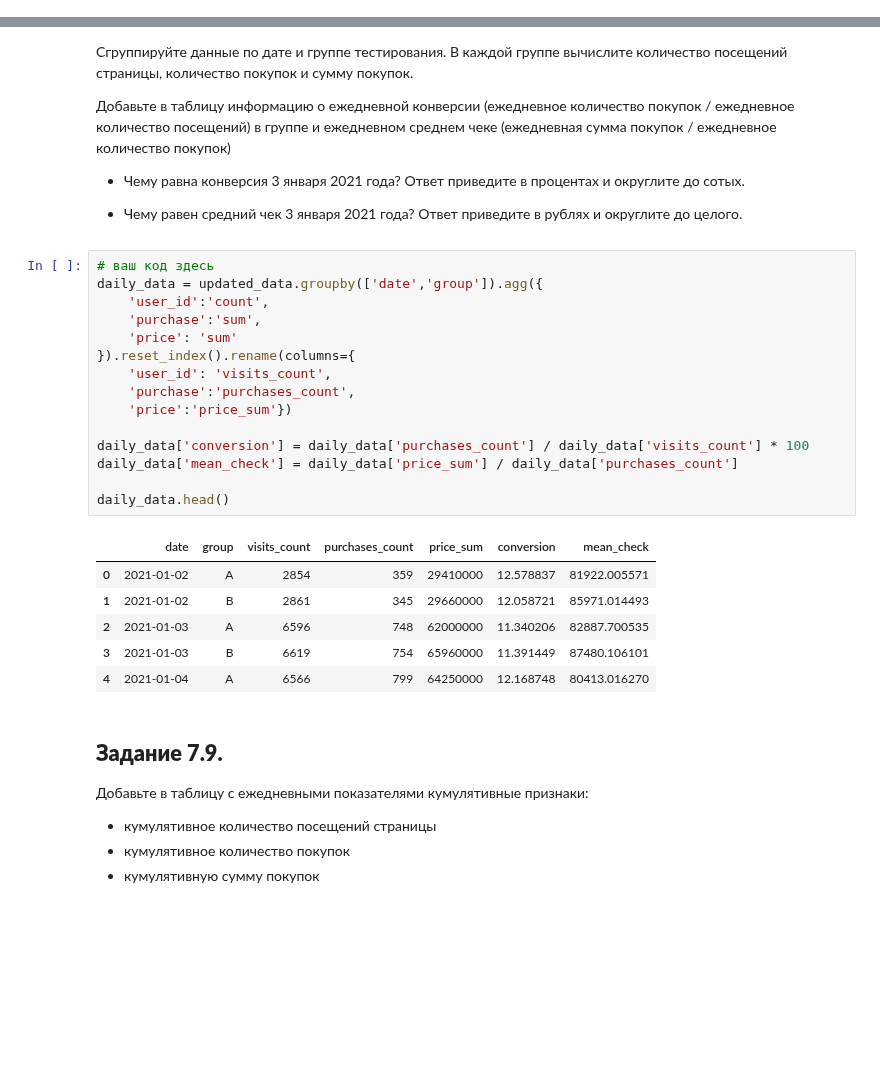
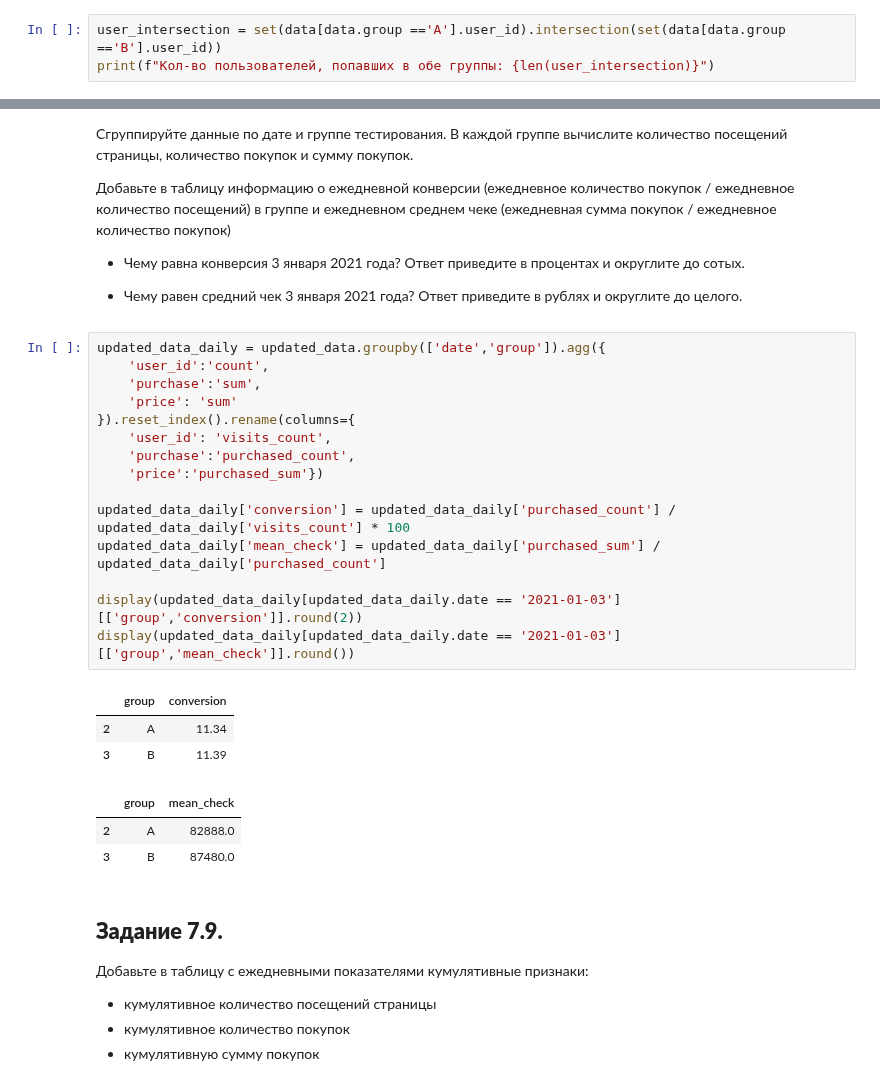
Before and after one commit to Novkozinin/SF_projects, a Jupyter notebook: HW-03_EDA_5_АВ_Тестирование/HW_EDA_5.ipynb, the cells around one changed output, grey strips where cells are left out. Drawn from its saved outputs; the diff is of its cells as text; blank space fills up the shorter version.

```diff
--- a/HW-03_EDA_5_АВ_Тестирование/HW_EDA_5.ipynb
+++ b/HW-03_EDA_5_АВ_Тестирование/HW_EDA_5.ipynb
@@ -135,0 +98,3 @@ print(f"Кол-во пользователей, которые попали в
+# %%
+user_intersection = set(data[data.group =='A'].user_id).intersection(set(data[data.group =='B'].user_id))
+print(f"Кол-во пользователей, попавших в обе группы: {len(user_intersection)}")
@@ -268,27 +254,27 @@ display(tours_data)
 
 * Чему равен средний чек 3 января 2021 года? Ответ приведите в рублях и округлите до целого.
 # %%
-# ваш код здесь
-daily_data = updated_data.groupby(['date','group']).agg({
+updated_data_daily = updated_data.groupby(['date','group']).agg({
     'user_id':'count',
     'purchase':'sum',
     'price': 'sum'
 }).reset_index().rename(columns={
     'user_id': 'visits_count',
-    'purchase':'purchases_count',
-    'price':'price_sum'})
+    'purchase':'purchased_count',
+    'price':'purchased_sum'})
 
-daily_data['conversion'] = daily_data['purchases_count'] / daily_data['visits_count'] * 100
-daily_data['mean_check'] = daily_data['price_sum'] / daily_data['purchases_count']
+updated_data_daily['conversion'] = updated_data_daily['purchased_count'] / updated_data_daily['visits_count'] * 100
+updated_data_daily['mean_check'] = updated_data_daily['purchased_sum'] / updated_data_daily['purchased_count']
 
-daily_data.head()
+display(updated_data_daily[updated_data_daily.date == '2021-01-03'][['group','conversion']].round(2))
+display(updated_data_daily[updated_data_daily.date == '2021-01-03'][['group','mean_check']].round())
 # %% [output]
-|  | date | group | visits_count | purchases_count | price_sum | conversion | mean_check |
-| 0 | 2021-01-02 | A | 2854 | 359 | 29410000 | 12.578837 | 81922.005571 |
-| 1 | 2021-01-02 | B | 2861 | 345 | 29660000 | 12.058721 | 85971.014493 |
-| 2 | 2021-01-03 | A | 6596 | 748 | 62000000 | 11.340206 | 82887.700535 |
-| 3 | 2021-01-03 | B | 6619 | 754 | 65960000 | 11.391449 | 87480.106101 |
-| 4 | 2021-01-04 | A | 6566 | 799 | 64250000 | 12.168748 | 80413.016270 |
+|  | group | conversion |
+| 2 | A | 11.34 |
+| 3 | B | 11.39 |
+|  | group | mean_check |
+| 2 | A | 82888.0 |
+| 3 | B | 87480.0 |
 # %% [markdown]
 ## **Задание 7.9.**
 
```
Also changed, not shown: parts of 28 cells of this notebook.
